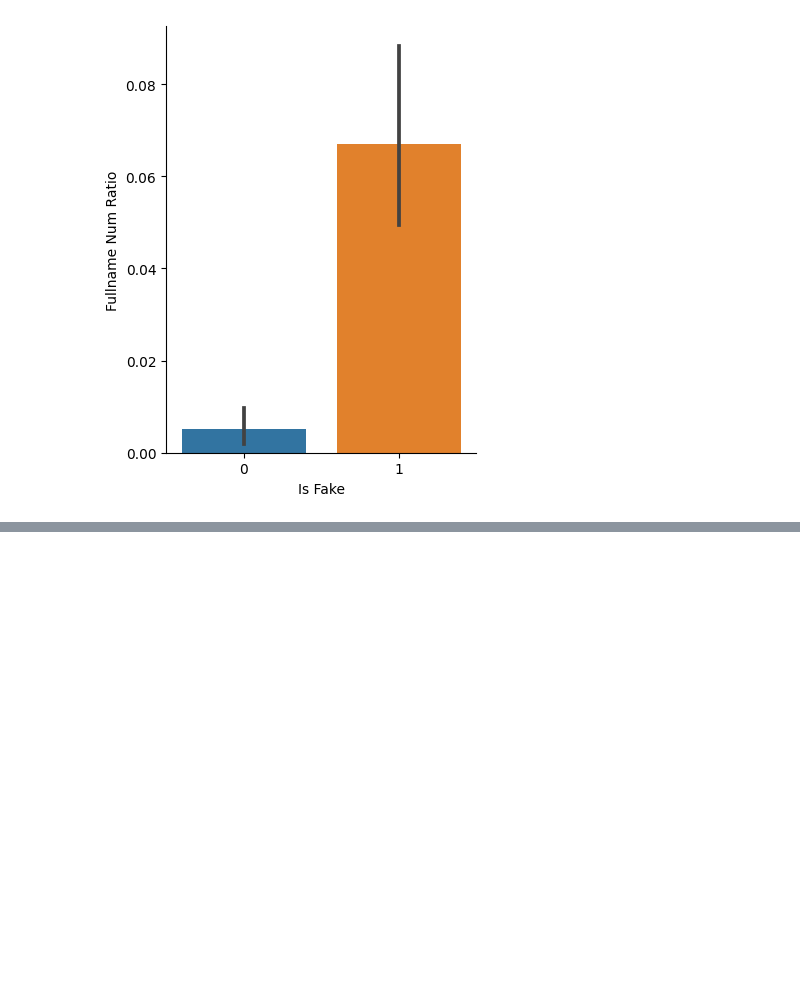
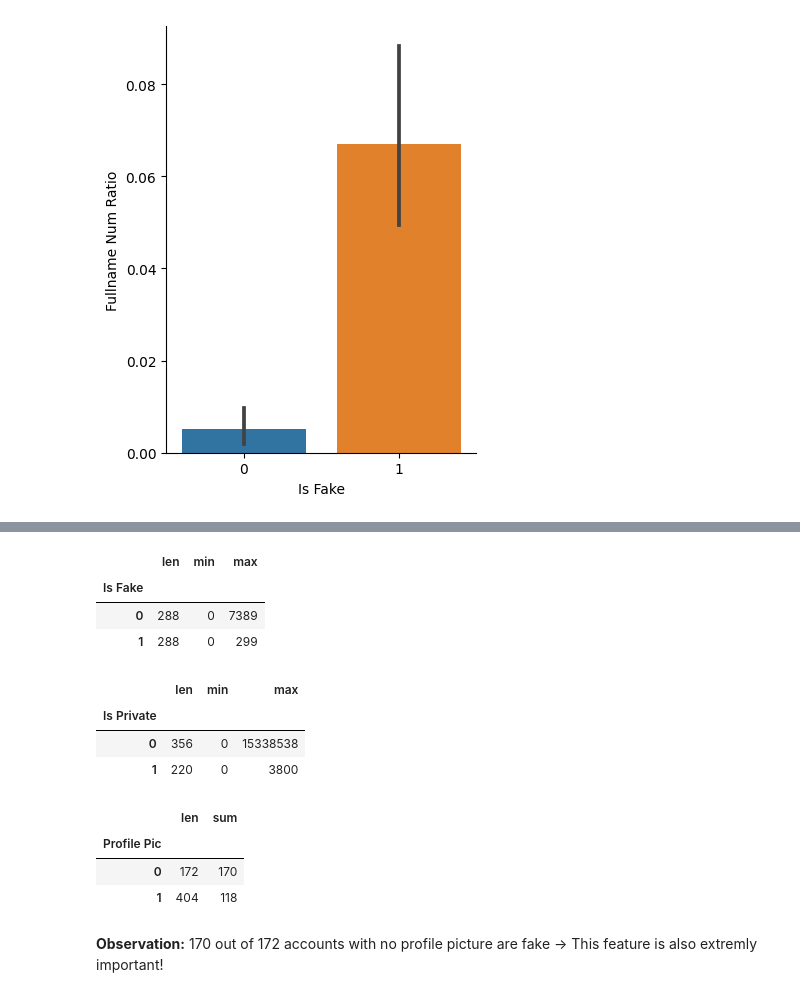
Before and after one commit to IlyasTcr/fake-instagram-accounts, a Jupyter notebook: main.ipynb, the cells around one changed output, grey strips where cells are left out. Saved outputs shown, nothing was run; the diff lists cells and outputs as text; code cells hidden in the pictures; blank space fills up the shorter version.

```diff
--- a/main.ipynb
+++ b/main.ipynb
@@ -258,0 +269,23 @@ sns.scatterplot(x=df['Username Num Ratio'], y=df['Fullname Num Ratio'], hue=df['
+# %%
+df.groupby(['Is Fake'])["Post Count"].agg([min, max])
+# %% [output]
+|  | len | min | max |
+| Is Fake |  |  |  |
+| 0 | 288 | 0 | 7389 |
+| 1 | 288 | 0 | 299 |
+# %%
+df.groupby(['Is Private'])["Follower Count"].agg([len, min, max])
+# %% [output]
+|  | len | min | max |
+| Is Private |  |  |  |
+| 0 | 356 | 0 | 15338538 |
+| 1 | 220 | 0 | 3800 |
+# %%
+df.groupby(['Profile Pic'])["Is Fake"].agg([len, sum])
+# %% [output]
+|  | len | sum |
+| Profile Pic |  |  |
+| 0 | 172 | 170 |
+| 1 | 404 | 118 |
+# %% [markdown]
+**Observation:** 170 out of 172 accounts with no profile picture are fake -> This feature is also extremly important!
```
Also changed, not shown: parts of 4 cells of this notebook.
